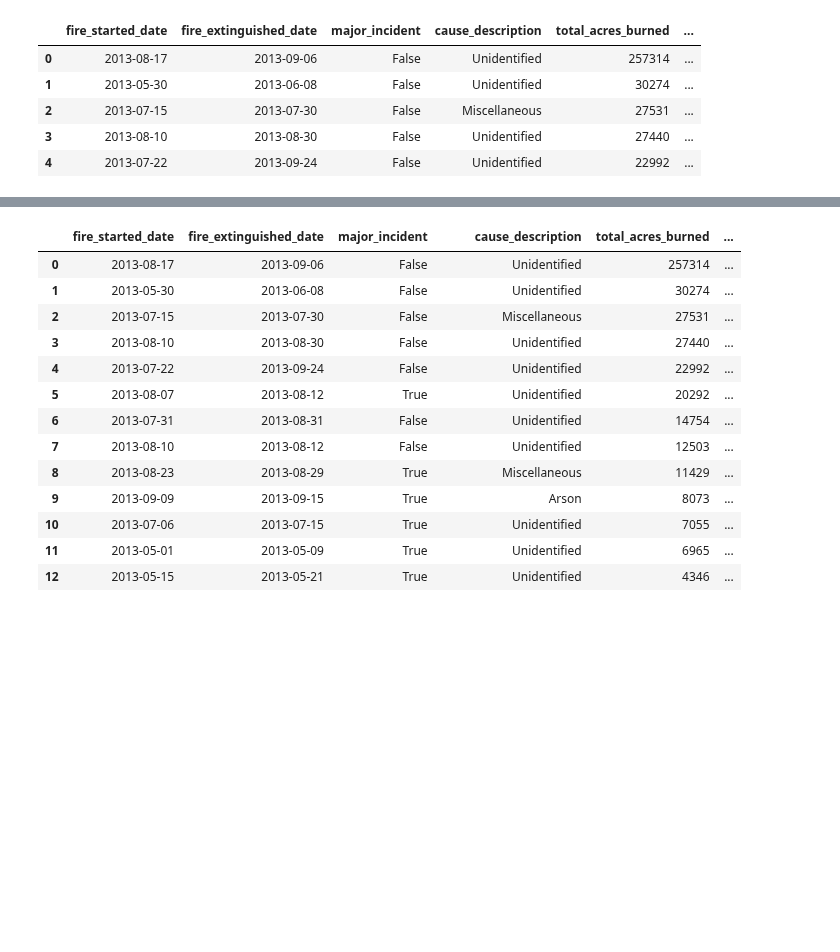
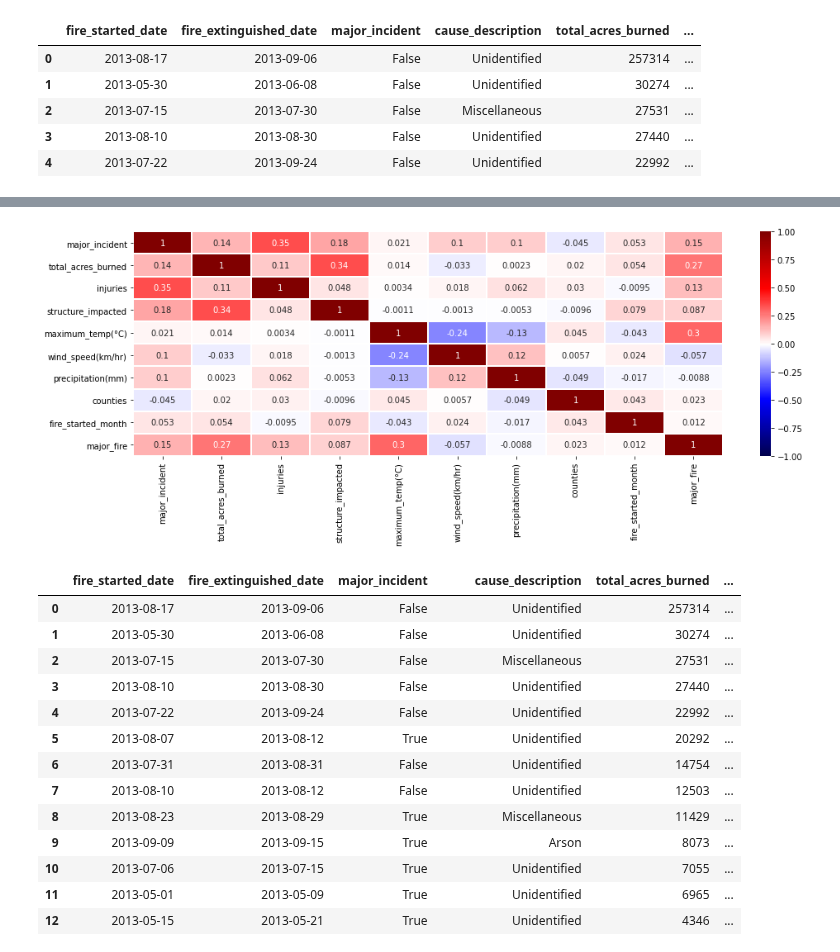
Before and after one commit to dhivyapadmanaban/California_Wildfires, a Jupyter notebook: ML/LogisticRegression.ipynb, the cells around one changed output, grey strips where cells are left out. Saved outputs shown, nothing was run; the diff lists cells and outputs as text; code cells hidden in the pictures; blank space fills up the shorter version.

```diff
--- a/ML/LogisticRegression.ipynb
+++ b/ML/LogisticRegression.ipynb
@@ -164,3 +194,9 @@ impact_df_copy.head(10)
+# %%
+#Plotting the correlation using heatmap
+plt.figure(figsize=(16,5))
+sns.heatmap(impact_df_corr.corr(), cmap="seismic", annot=True, linewidths=1, vmin=-1, vmax=1);
+# %% [output]
+[figure, added]
 # %%
 #Scaling
 scaled_data = StandardScaler()
```
Also changed, not shown: parts of 24 cells of this notebook.
